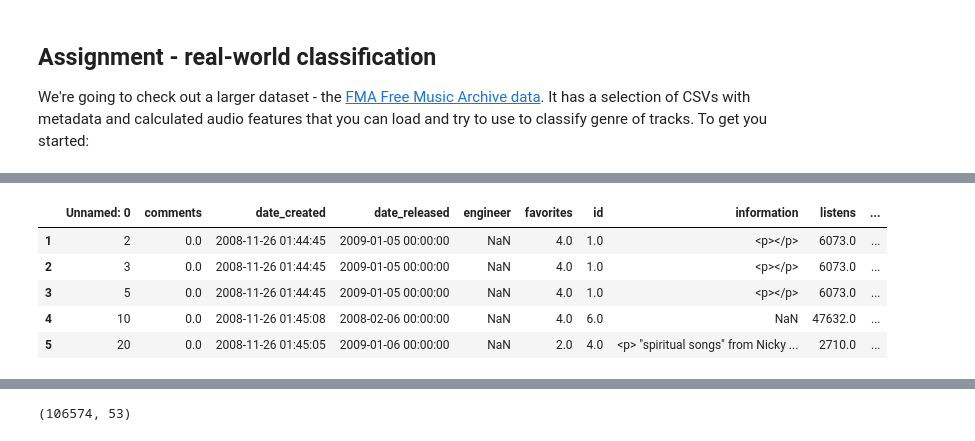
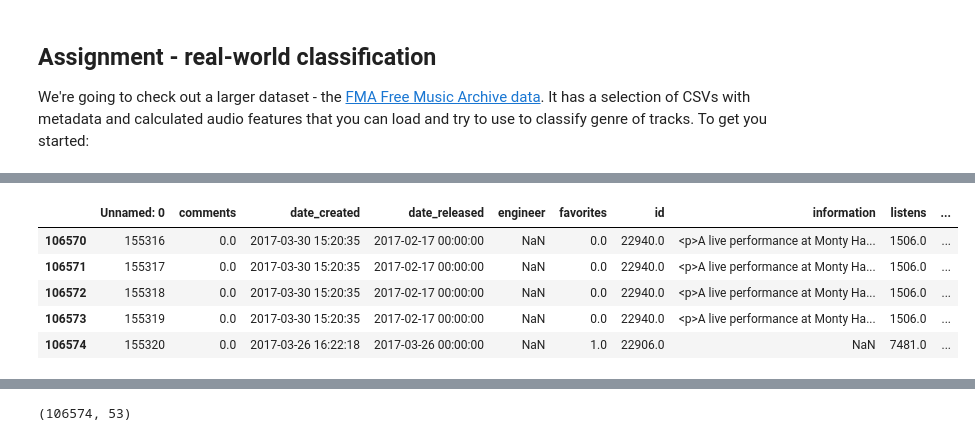
Before and after one commit to bloominstituteoftechnology/DS-Unit-2-Sprint-3-Advanced-Regression, a Jupyter notebook: module1-logistic-regression/LS_DS_231_Logistic_Regression.ipynb, the cells around one changed output, grey strips where cells are left out. Drawn from its saved outputs; the diff is of its cells as text; code cells hidden in the pictures.

```diff
--- a/module1-logistic-regression/LS_DS_231_Logistic_Regression.ipynb
+++ b/module1-logistic-regression/LS_DS_231_Logistic_Regression.ipynb
@@ -315,15 +320,15 @@ Archive:  fma_metadata.zip
 # %%
 tracks = pd.read_csv('fma_metadata/tracks.csv', header=1)
 tracks = tracks.iloc[1:]
 pd.set_option('display.max_columns', None)  # Unlimited columns
-tracks.head()
+tracks.tail()
 # %% [output]
 |  | Unnamed: 0 | comments | date_created | date_released | engineer | favorites | id | information | listens | ... |
-| 1 | 2 | 0.0 | 2008-11-26 01:44:45 | 2009-01-05 00:00:00 | NaN | 4.0 | 1.0 | <p></p> | 6073.0 | ... |
-| 2 | 3 | 0.0 | 2008-11-26 01:44:45 | 2009-01-05 00:00:00 | NaN | 4.0 | 1.0 | <p></p> | 6073.0 | ... |
-| 3 | 5 | 0.0 | 2008-11-26 01:44:45 | 2009-01-05 00:00:00 | NaN | 4.0 | 1.0 | <p></p> | 6073.0 | ... |
-| 4 | 10 | 0.0 | 2008-11-26 01:45:08 | 2008-02-06 00:00:00 | NaN | 4.0 | 6.0 | NaN | 47632.0 | ... |
-| 5 | 20 | 0.0 | 2008-11-26 01:45:05 | 2009-01-06 00:00:00 | NaN | 2.0 | 4.0 | <p> "spiritual songs" from Nicky ... | 2710.0 | ... |
+| 106570 | 155316 | 0.0 | 2017-03-30 15:20:35 | 2017-02-17 00:00:00 | NaN | 0.0 | 22940.0 | <p>A live performance at Monty Ha... | 1506.0 | ... |
+| 106571 | 155317 | 0.0 | 2017-03-30 15:20:35 | 2017-02-17 00:00:00 | NaN | 0.0 | 22940.0 | <p>A live performance at Monty Ha... | 1506.0 | ... |
+| 106572 | 155318 | 0.0 | 2017-03-30 15:20:35 | 2017-02-17 00:00:00 | NaN | 0.0 | 22940.0 | <p>A live performance at Monty Ha... | 1506.0 | ... |
+| 106573 | 155319 | 0.0 | 2017-03-30 15:20:35 | 2017-02-17 00:00:00 | NaN | 0.0 | 22940.0 | <p>A live performance at Monty Ha... | 1506.0 | ... |
+| 106574 | 155320 | 0.0 | 2017-03-26 16:22:18 | 2017-03-26 00:00:00 | NaN | 1.0 | 22906.0 | NaN | 7481.0 | ... |
 # %%
 tracks.describe()
 # %% [output]
```
Also changed, not shown: parts of 19 cells of this notebook.
